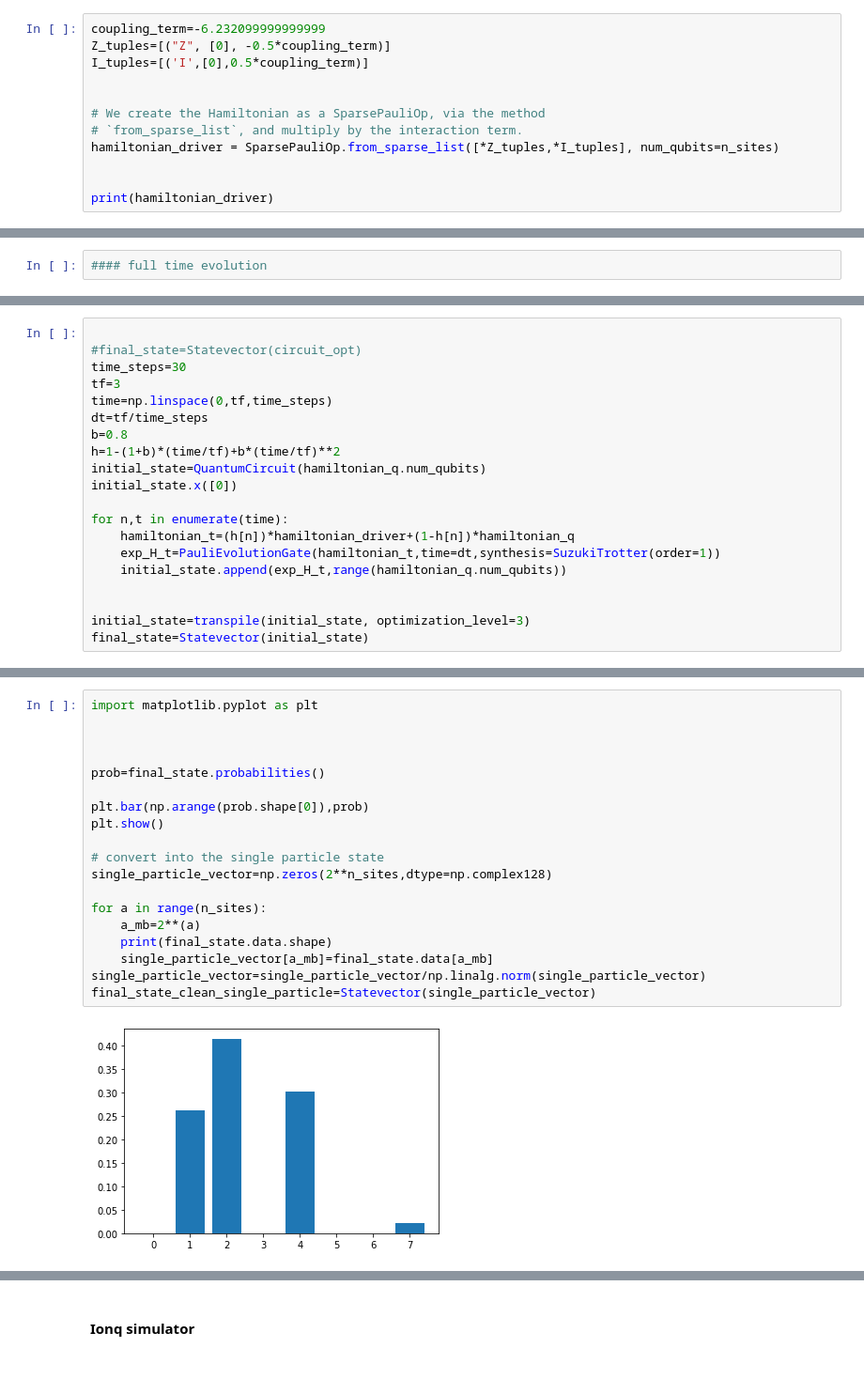
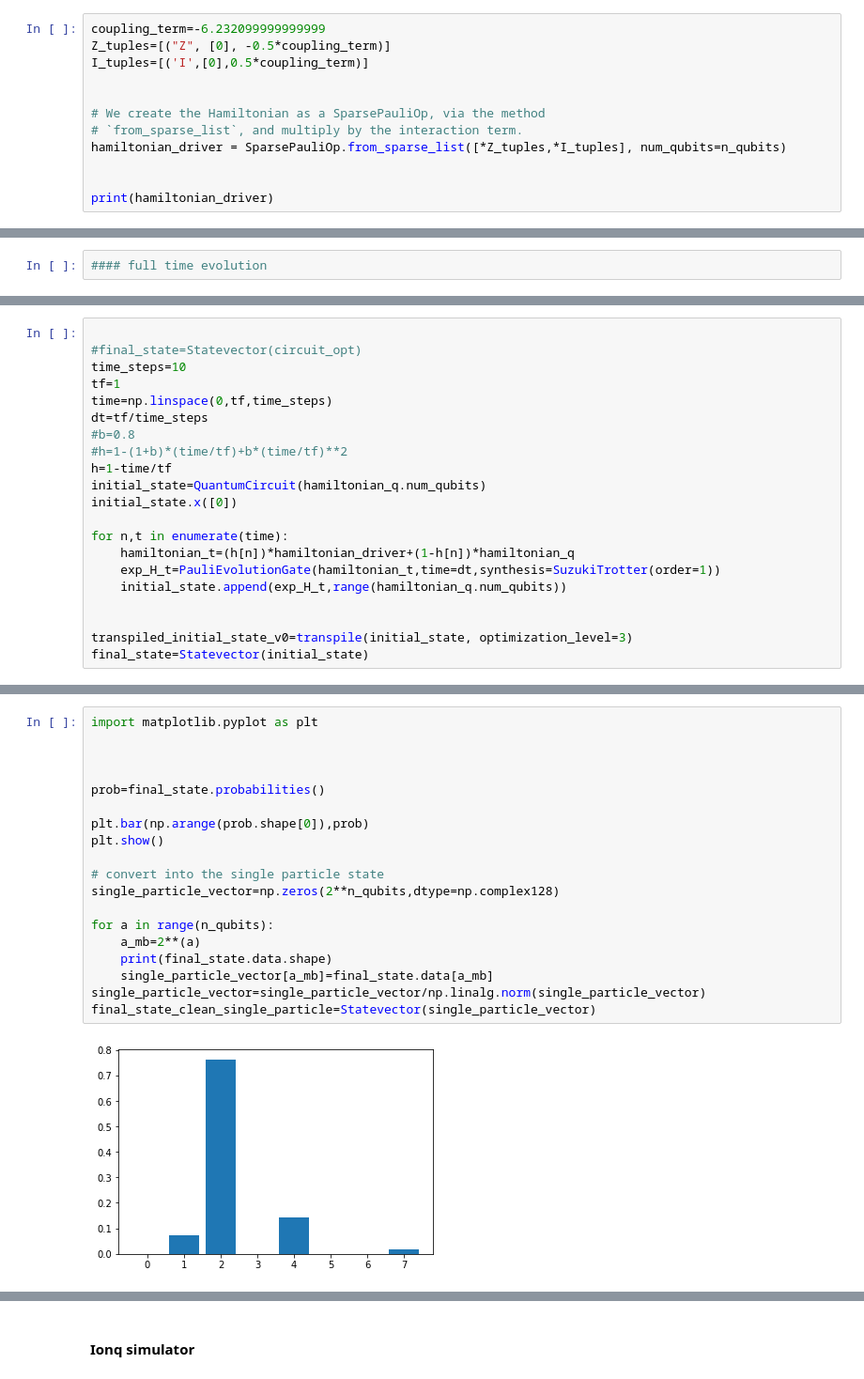
Before and after one commit to emacosta95/2nd_qa4nsm, a Jupyter notebook: ImplementationonQiskit.ipynb, the cells around one changed output, grey strips where cells are left out. Shown at 94% size. Cells and saved outputs as stored; diff of their text form.

```diff
--- a/ImplementationonQiskit.ipynb
+++ b/ImplementationonQiskit.ipynb
@@ -111,7 +111,7 @@ I_tuples=[('I',[0],0.5*coupling_term)]
 
 # We create the Hamiltonian as a SparsePauliOp, via the method
 # `from_sparse_list`, and multiply by the interaction term.
-hamiltonian_driver = SparsePauliOp.from_sparse_list([*Z_tuples,*I_tuples], num_qubits=n_sites)
+hamiltonian_driver = SparsePauliOp.from_sparse_list([*Z_tuples,*I_tuples], num_qubits=n_qubits)
 
 
 print(hamiltonian_driver)
@@ -207,12 +209,13 @@ from qiskit.transpiler import CouplingMap
 # %%
 
 #final_state=Statevector(circuit_opt)
-time_steps=30
-tf=3
+time_steps=10
+tf=1
 time=np.linspace(0,tf,time_steps)
 dt=tf/time_steps
-b=0.8
-h=1-(1+b)*(time/tf)+b*(time/tf)**2
+#b=0.8
+#h=1-(1+b)*(time/tf)+b*(time/tf)**2
+h=1-time/tf
 initial_state=QuantumCircuit(hamiltonian_q.num_qubits)
 initial_state.x([0])
 
@@ -222,7 +225,7 @@ for n,t in enumerate(time):
     initial_state.append(exp_H_t,range(hamiltonian_q.num_qubits))
 
 
-initial_state=transpile(initial_state, optimization_level=3)
+transpiled_initial_state_v0=transpile(initial_state, optimization_level=3)
 final_state=Statevector(initial_state)
 # %%
 
@@ -255,24 +258,24 @@ Trotter step with Suzuki Trotter (1nd order)
 # %%
 import matplotlib.pyplot as plt
 
 
 
 prob=final_state.probabilities()
 
 plt.bar(np.arange(prob.shape[0]),prob)
 plt.show()
 
 # convert into the single particle state
-single_particle_vector=np.zeros(2**n_sites,dtype=np.complex128)
+single_particle_vector=np.zeros(2**n_qubits,dtype=np.complex128)
 
-for a in range(n_sites):
+for a in range(n_qubits):
     a_mb=2**(a)
     print(final_state.data.shape)
     single_particle_vector[a_mb]=final_state.data[a_mb]
 single_particle_vector=single_particle_vector/np.linalg.norm(single_particle_vector)
 final_state_clean_single_particle=Statevector(single_particle_vector)
 # %% [output]
-[figure, old version]
+[figure, new version]
 (8,)
 (8,)
 (8,)
```
Also changed, not shown: parts of 27 cells of this notebook.
